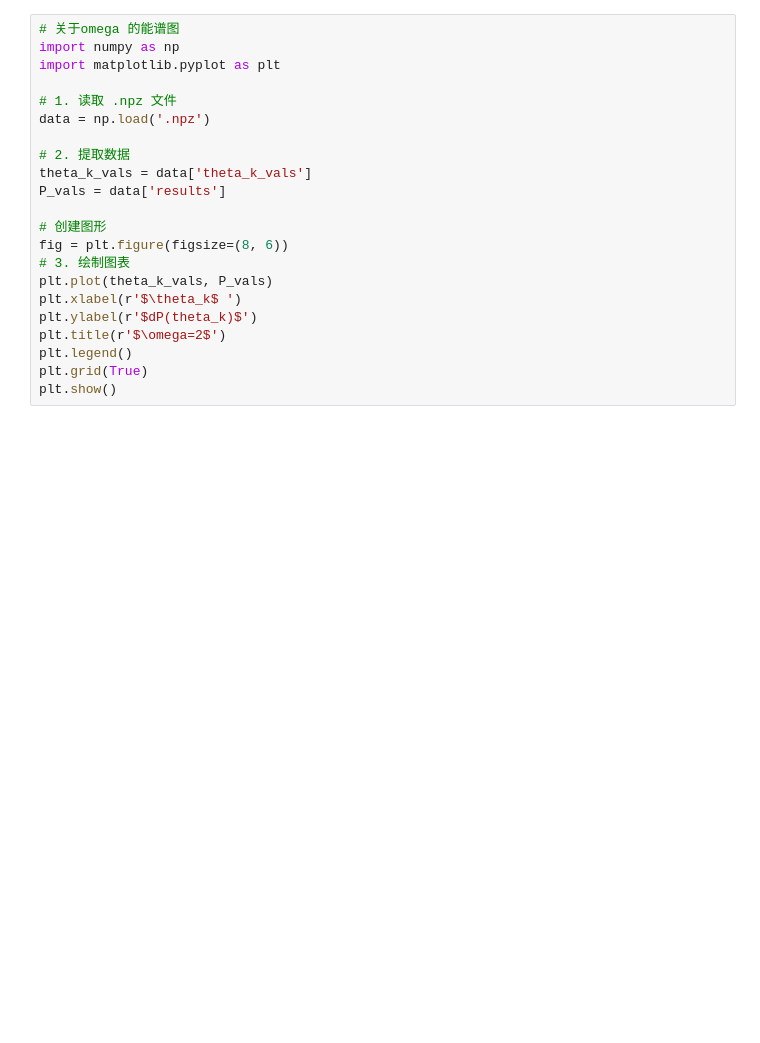
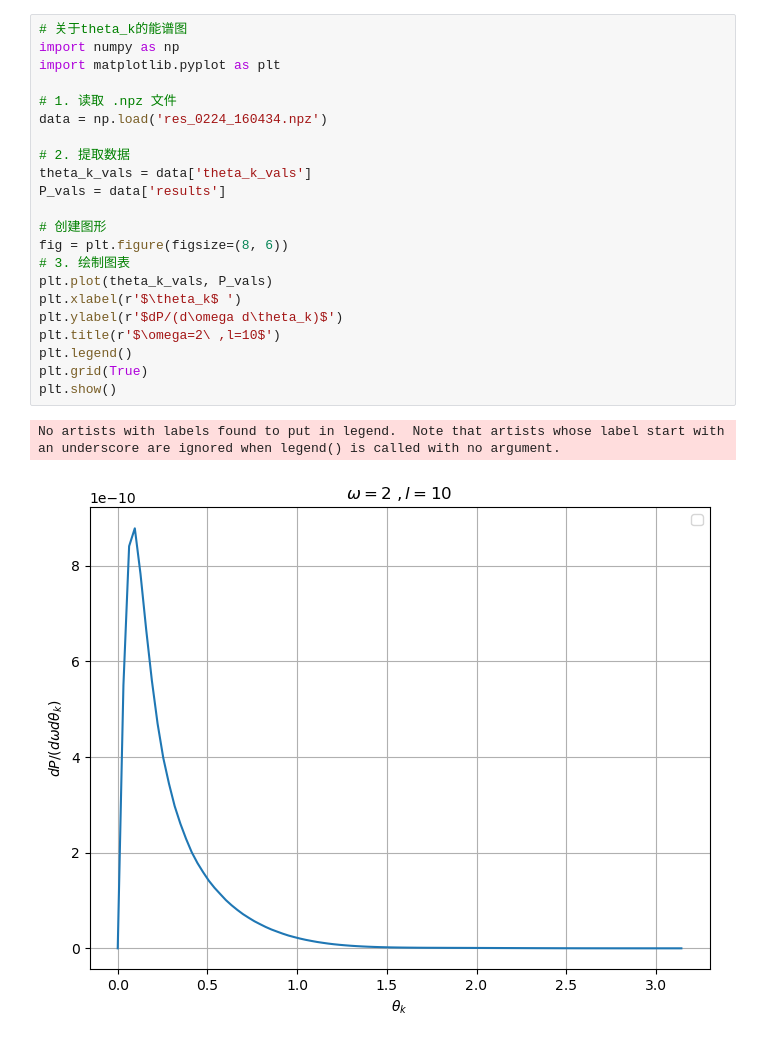
Before and after one commit to stiliglink/issue2, a Jupyter notebook: Brems_LG.ipynb, the cells around one changed output. Cells and saved outputs as stored; diff of their text form; blank space fills up the shorter version.

```diff
--- a/Brems_LG.ipynb
+++ b/Brems_LG.ipynb
@@ -345,22 +345,25 @@ plt.show()
 # %%
-# 关于omega 的能谱图
+# 关于theta_k的能谱图
 import numpy as np
 import matplotlib.pyplot as plt
 
 # 1. 读取 .npz 文件
-data = np.load('.npz')
+data = np.load('res_0224_160434.npz')
 
 # 2. 提取数据
 theta_k_vals = data['theta_k_vals']
 P_vals = data['results']
 
 # 创建图形
 fig = plt.figure(figsize=(8, 6))
 # 3. 绘制图表
 plt.plot(theta_k_vals, P_vals)
 plt.xlabel(r'$\theta_k$ ')
-plt.ylabel(r'$dP(theta_k)$')
-plt.title(r'$\omega=2$')
+plt.ylabel(r'$dP/(d\omega d\theta_k)$')
+plt.title(r'$\omega=2\ ,l=10$')
 plt.legend()
 plt.grid(True)
 plt.show()
+# %% [output]
+No artists with labels found to put in legend.  Note that artists whose label start with an underscore are ignored when legend() is called with no argument.
+[figure, added]
```
Also changed, not shown: parts of 3 cells of this notebook, 4 other files.
